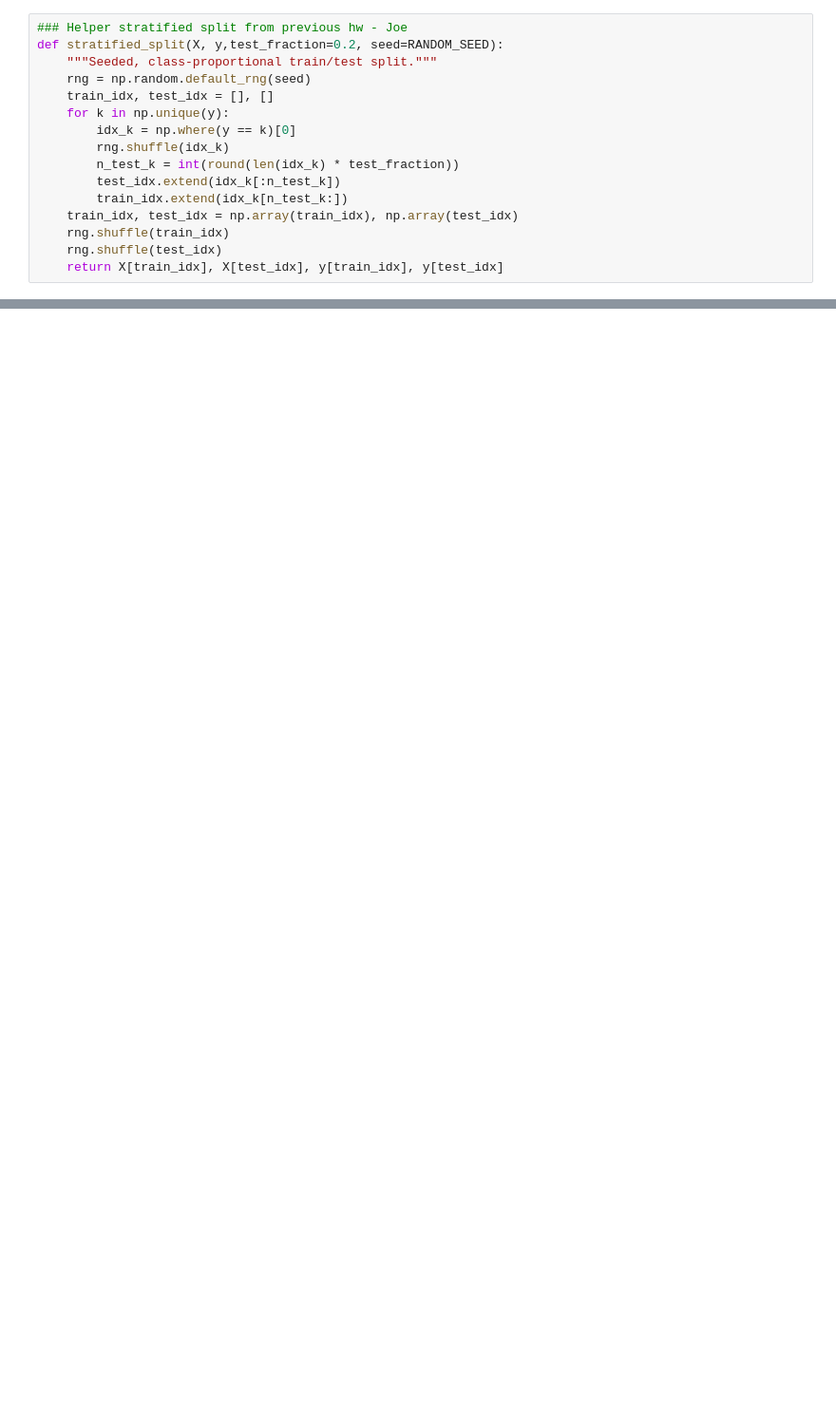
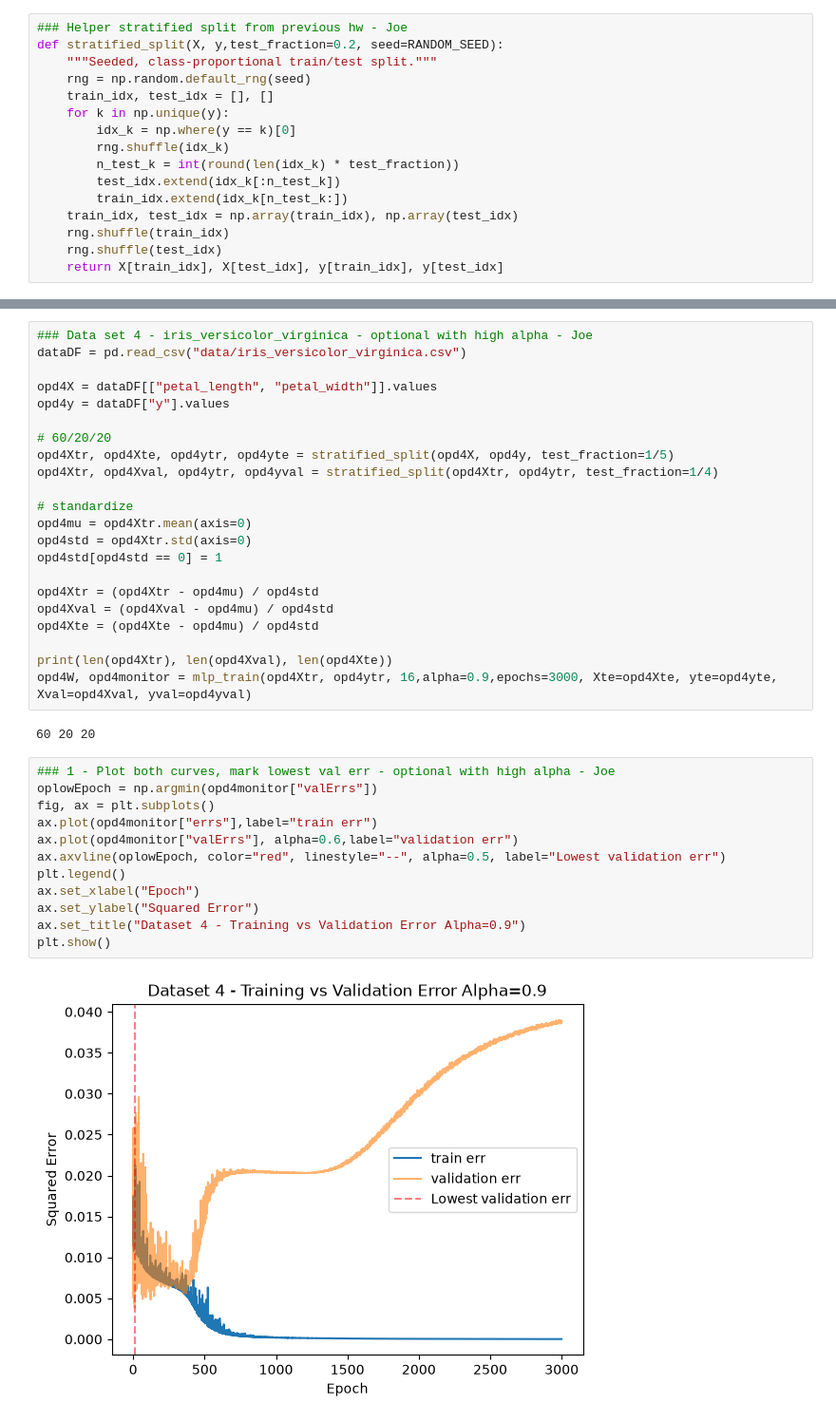
Before and after one commit to JosephAFerguson/CS6037_MachineLearning, a Jupyter notebook: Assignment6/code.ipynb, the cells around one changed output, grey strips where cells are left out. Shown at 95% size. Drawn from its saved outputs; the diff is of its cells as text; blank space fills up the shorter version.

```diff
--- a/Assignment6/code.ipynb
+++ b/Assignment6/code.ipynb
@@ -213,0 +496,38 @@ print(len(Xtr), len(Xval), len(Xte))
+# %%
+### Data set 4 - iris_versicolor_virginica - optional with high alpha - Joe
+dataDF = pd.read_csv("data/iris_versicolor_virginica.csv")
+
+opd4X = dataDF[["petal_length", "petal_width"]].values
+opd4y = dataDF["y"].values
+
+# 60/20/20
+opd4Xtr, opd4Xte, opd4ytr, opd4yte = stratified_split(opd4X, opd4y, test_fraction=1/5)
+opd4Xtr, opd4Xval, opd4ytr, opd4yval = stratified_split(opd4Xtr, opd4ytr, test_fraction=1/4)
+
+# standardize
+opd4mu = opd4Xtr.mean(axis=0)
+opd4std = opd4Xtr.std(axis=0)
+opd4std[opd4std == 0] = 1
+
+opd4Xtr = (opd4Xtr - opd4mu) / opd4std
+opd4Xval = (opd4Xval - opd4mu) / opd4std
+opd4Xte = (opd4Xte - opd4mu) / opd4std
+
+print(len(opd4Xtr), len(opd4Xval), len(opd4Xte))
+opd4W, opd4monitor = mlp_train(opd4Xtr, opd4ytr, 16,alpha=0.9,epochs=3000, Xte=opd4Xte, yte=opd4yte, Xval=opd4Xval, yval=opd4yval)
+# %% [output]
+60 20 20
+# %%
+### 1 - Plot both curves, mark lowest val err - optional with high alpha - Joe
+oplowEpoch = np.argmin(opd4monitor["valErrs"])
+fig, ax = plt.subplots()
+ax.plot(opd4monitor["errs"],label="train err")
+ax.plot(opd4monitor["valErrs"], alpha=0.6,label="validation err")
+ax.axvline(oplowEpoch, color="red", linestyle="--", alpha=0.5, label="Lowest validation err")
+plt.legend()
+ax.set_xlabel("Epoch")
+ax.set_ylabel("Squared Error")
+ax.set_title("Dataset 4 - Training vs Validation Error Alpha=0.9")
+plt.show()
+# %% [output]
+[figure, added]
```
Also changed, not shown: parts of 22 cells of this notebook, 8 other files.
